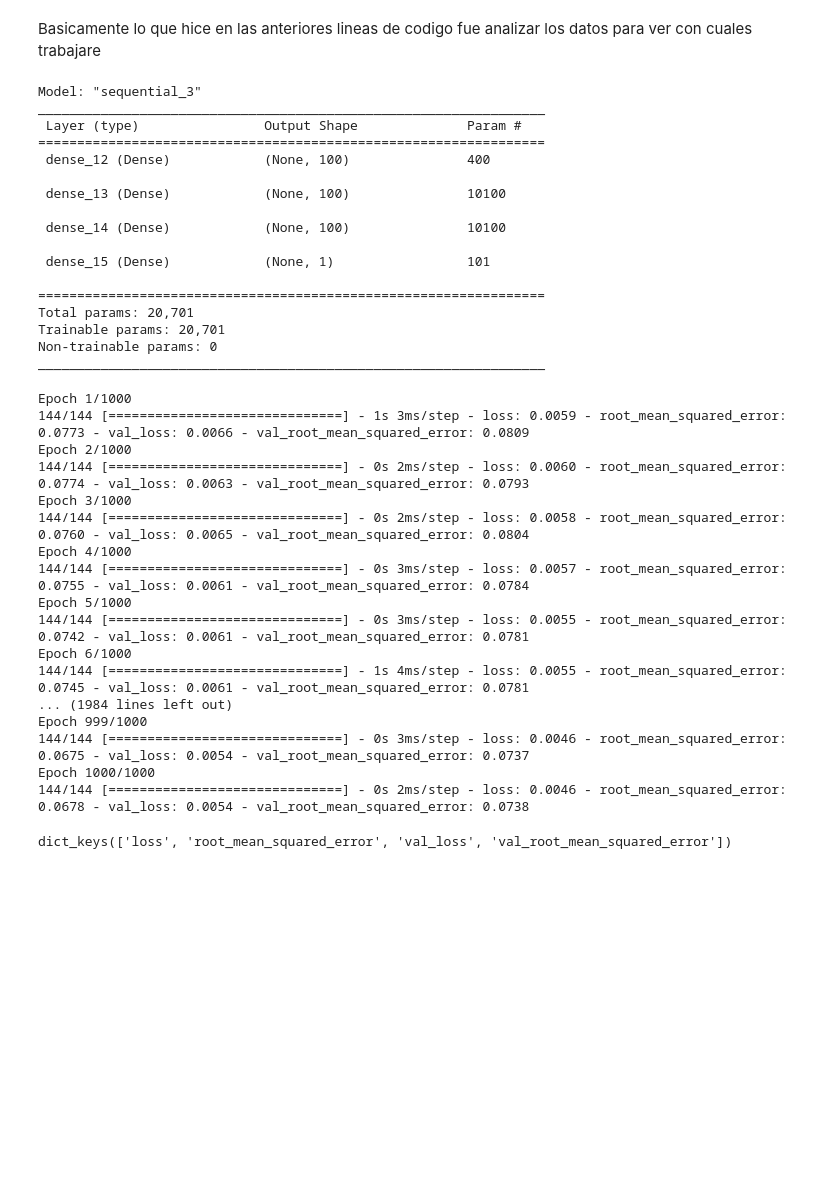
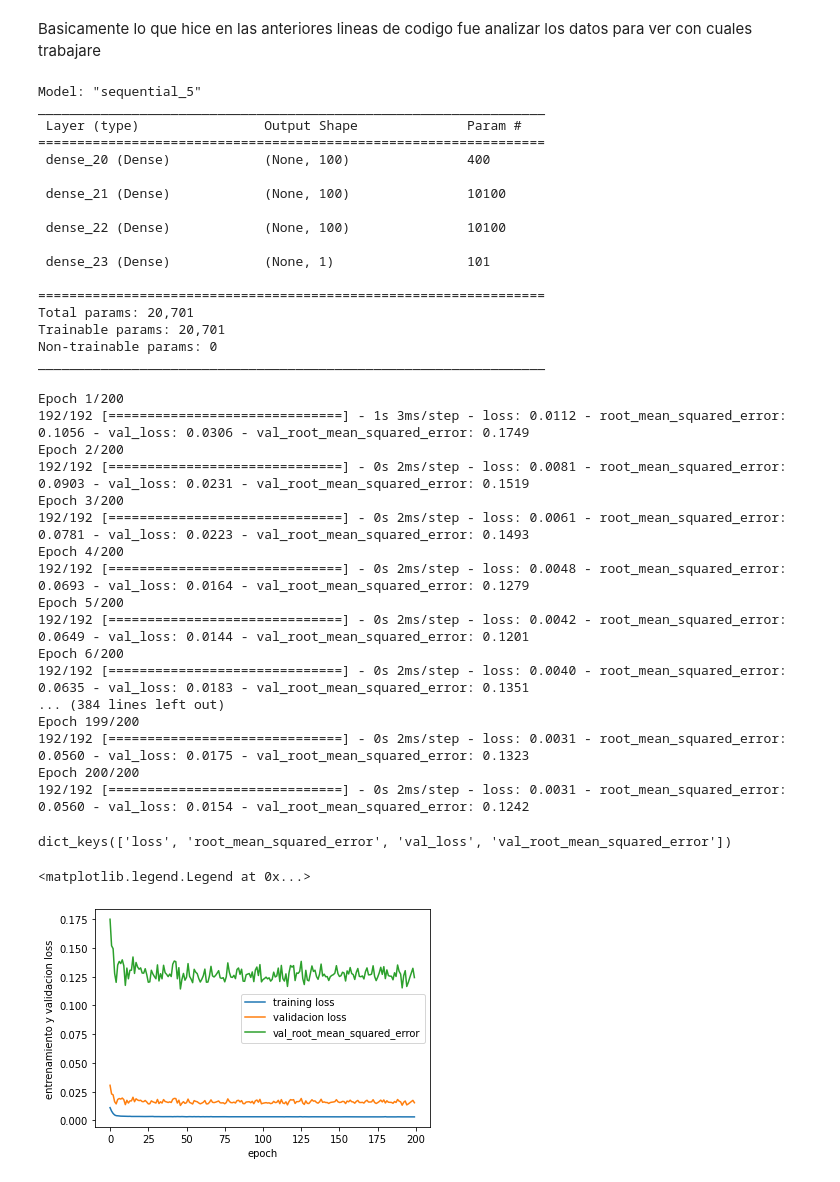
Before and after one commit to luqui5/Datathon, a Jupyter notebook: LucasSanchez.ipynb, the cells around one changed output. Saved outputs shown, nothing was run; the diff lists cells and outputs as text; code cells hidden in the pictures; blank space fills up the shorter version.

```diff
--- a/LucasSanchez.ipynb
+++ b/LucasSanchez.ipynb
@@ -88,10 +88,10 @@ y = y.values.reshape(-1, 1)
 
 y_scaled = scaler.fit_transform(y)
 # %%
-from sklearn.model_selection import train_test_split
+# from sklearn.model_selection import train_test_split
 import tensorflow as tf
 
-X_train, X_test, y_train, y_test = train_test_split(X_scaled,y_scaled, test_size =0.25, random_state = 0 )
+# X_train, X_test, y_train, y_test = train_test_split(X_scaled,y_scaled, test_size =0.25, random_state = 0 )
 
 model = tf.keras.Sequential()
 model.add(tf.keras.layers.Dense(units=100 ,activation='relu',input_shape=(3, )))
@@ -101,17 +101,17 @@ model.add(tf.keras.layers.Dense(units=1 ,activation='linear'))
 
 model.summary()
 # %% [output]
-Model: "sequential_3"
+Model: "sequential_5"
 _________________________________________________________________
  Layer (type)                Output Shape              Param #
 =================================================================
- dense_12 (Dense)            (None, 100)               400
+ dense_20 (Dense)            (None, 100)               400
 
- dense_13 (Dense)            (None, 100)               10100
+ dense_21 (Dense)            (None, 100)               10100
 
- dense_14 (Dense)            (None, 100)               10100
+ dense_22 (Dense)            (None, 100)               10100
 
- dense_15 (Dense)            (None, 1)                 101
+ dense_23 (Dense)            (None, 1)                 101
 
 =================================================================
 Total params: 20,701
@@ -123,38 +121,40 @@ metrics = tf.keras.metrics.RootMeanSquaredError()
 # %%
 from sklearn.metrics import mean_squared_error
+metrics = tf.keras.metrics.RootMeanSquaredError()
 model.compile(optimizer = "Adam", loss = 'mean_squared_error', metrics = metrics)
 
-epoch_historial = model.fit(X_train,y_train,epochs = 1000,batch_size =50, validation_split=0.2)
+epoch_historial = model.fit(X_scaled,y_scaled,epochs = 200,batch_size =50, validation_split=0.2)
 
 #se entrena al modelo, el epochs es basicamente cuantas veces se entrenara el modelo
 # %% [output]
-Epoch 1/1000
-144/144 [==============================] - 1s 3ms/step - loss: 0.0059 - root_mean_squared_error: 0.0773 - val_loss: 0.0066 - val_root_mean_squared_error: 0.0809
-Epoch 2/1000
-144/144 [==============================] - 0s 2ms/step - loss: 0.0060 - root_mean_squared_error: 0.0774 - val_loss: 0.0063 - val_root_mean_squared_error: 0.0793
-Epoch 3/1000
-144/144 [==============================] - 0s 2ms/step - loss: 0.0058 - root_mean_squared_error: 0.0760 - val_loss: 0.0065 - val_root_mean_squared_error: 0.0804
-Epoch 4/1000
-144/144 [==============================] - 0s 3ms/step - loss: 0.0057 - root_mean_squared_error: 0.0755 - val_loss: 0.0061 - val_root_mean_squared_error: 0.0784
-Epoch 5/1000
-144/144 [==============================] - 0s 3ms/step - loss: 0.0055 - root_mean_squared_error: 0.0742 - val_loss: 0.0061 - val_root_mean_squared_error: 0.0781
-Epoch 6/1000
-144/144 [==============================] - 1s 4ms/step - loss: 0.0055 - root_mean_squared_error: 0.0745 - val_loss: 0.0061 - val_root_mean_squared_error: 0.0781
-... (1984 lines left out)
-Epoch 999/1000
-144/144 [==============================] - 0s 3ms/step - loss: 0.0046 - root_mean_squared_error: 0.0675 - val_loss: 0.0054 - val_root_mean_squared_error: 0.0737
-Epoch 1000/1000
-144/144 [==============================] - 0s 2ms/step - loss: 0.0046 - root_mean_squared_error: 0.0678 - val_loss: 0.0054 - val_root_mean_squared_error: 0.0738
+Epoch 1/200
+192/192 [==============================] - 1s 3ms/step - loss: 0.0112 - root_mean_squared_error: 0.1056 - val_loss: 0.0306 - val_root_mean_squared_error: 0.1749
+Epoch 2/200
+192/192 [==============================] - 0s 2ms/step - loss: 0.0081 - root_mean_squared_error: 0.0903 - val_loss: 0.0231 - val_root_mean_squared_error: 0.1519
+Epoch 3/200
+192/192 [==============================] - 0s 2ms/step - loss: 0.0061 - root_mean_squared_error: 0.0781 - val_loss: 0.0223 - val_root_mean_squared_error: 0.1493
+Epoch 4/200
+192/192 [==============================] - 0s 2ms/step - loss: 0.0048 - root_mean_squared_error: 0.0693 - val_loss: 0.0164 - val_root_mean_squared_error: 0.1279
+Epoch 5/200
+192/192 [==============================] - 0s 2ms/step - loss: 0.0042 - root_mean_squared_error: 0.0649 - val_loss: 0.0144 - val_root_mean_squared_error: 0.1201
+Epoch 6/200
+192/192 [==============================] - 0s 2ms/step - loss: 0.0040 - root_mean_squared_error: 0.0635 - val_loss: 0.0183 - val_root_mean_squared_error: 0.1351
+... (384 lines left out)
+Epoch 199/200
+192/192 [==============================] - 0s 2ms/step - loss: 0.0031 - root_mean_squared_error: 0.0560 - val_loss: 0.0175 - val_root_mean_squared_error: 0.1323
+Epoch 200/200
+192/192 [==============================] - 0s 2ms/step - loss: 0.0031 - root_mean_squared_error: 0.0560 - val_loss: 0.0154 - val_root_mean_squared_error: 0.1242
 # %%
 epoch_historial.history.keys()
 # %% [output]
 dict_keys(['loss', 'root_mean_squared_error', 'val_loss', 'val_root_mean_squared_error'])
 # %%
-# plt.plot(epoch_historial.history['loss'])
-# plt.plot(epoch_historial.history['val_loss'])
-# plt.plot(epoch_historial.history['val_root_mean_squared_error'])
-# plt.xlabel('epoch')
-# plt.ylabel('entrenamiento y validacion loss')
-# plt.legend(['training loss','validacion loss','val_root_mean_squared_error'])
-
-# asd
+plt.plot(epoch_historial.history['loss'])
+plt.plot(epoch_historial.history['val_loss'])
+plt.plot(epoch_historial.history['val_root_mean_squared_error'])
+plt.xlabel('epoch')
+plt.ylabel('entrenamiento y validacion loss')
+plt.legend(['training loss','validacion loss','val_root_mean_squared_error'])
+# %% [output]
+<matplotlib.legend.Legend at 0x...>
+[figure, added]
```
Also changed, not shown: parts of 6 cells of this notebook, 1 other file.
